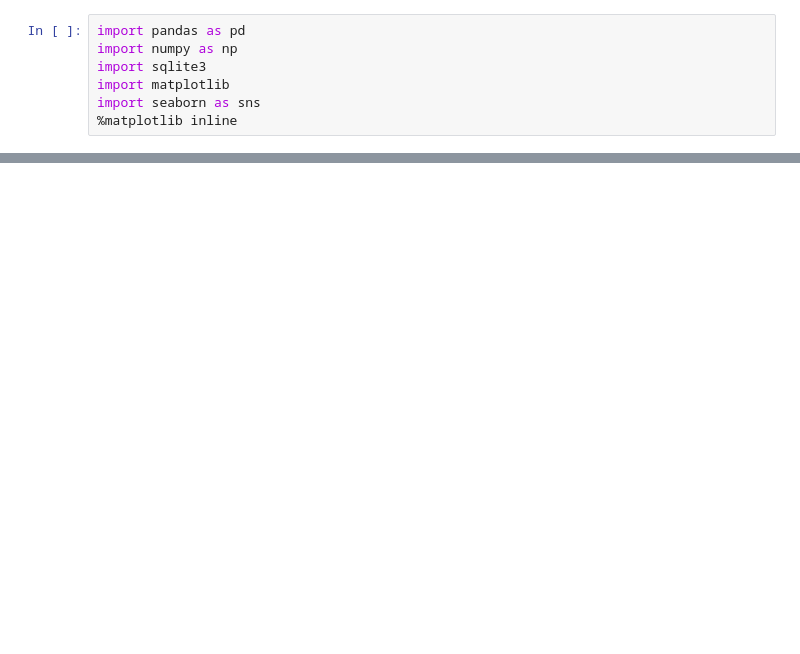
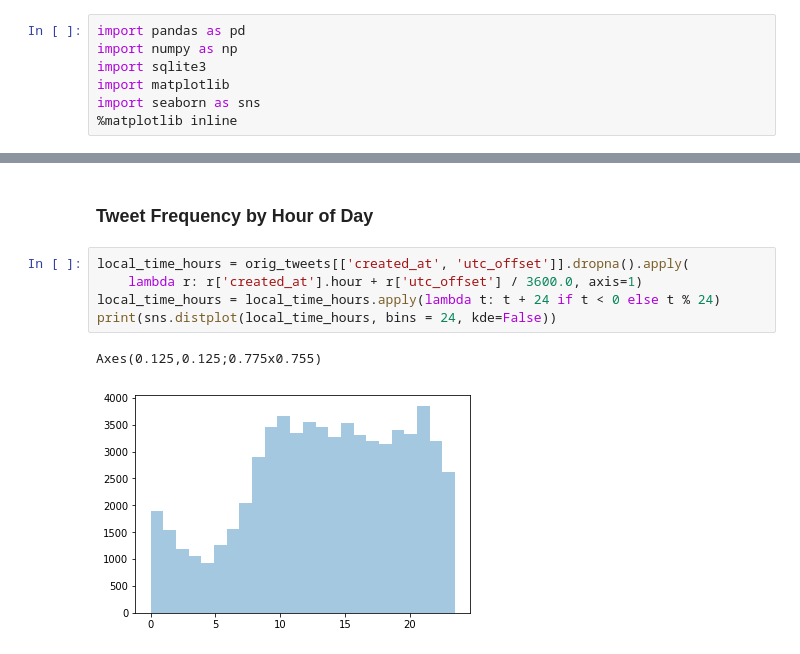
Before and after one commit to vishaalprasadsjsu/lupus-big-data, a Jupyter notebook: twitter_python/vishaal/lupus-graphs.ipynb, the cells around one changed output, grey strips where cells are left out. Cells and saved outputs as stored; diff of their text form; blank space fills up the shorter version.

```diff
--- a/twitter_python/vishaal/lupus-graphs.ipynb
+++ b/twitter_python/vishaal/lupus-graphs.ipynb
@@ -27,0 +52,10 @@ Axes(0.125,0.125;0.775x0.755)
+# %% [markdown]
+### Tweet Frequency by Hour of Day
+# %%
+local_time_hours = orig_tweets[['created_at', 'utc_offset']].dropna().apply(
+    lambda r: r['created_at'].hour + r['utc_offset'] / 3600.0, axis=1)
+local_time_hours = local_time_hours.apply(lambda t: t + 24 if t < 0 else t % 24)
+print(sns.distplot(local_time_hours, bins = 24, kde=False))
+# %% [output]
+Axes(0.125,0.125;0.775x0.755)
+[figure, added]
```
Also changed, not shown: parts of 16 cells of this notebook.
